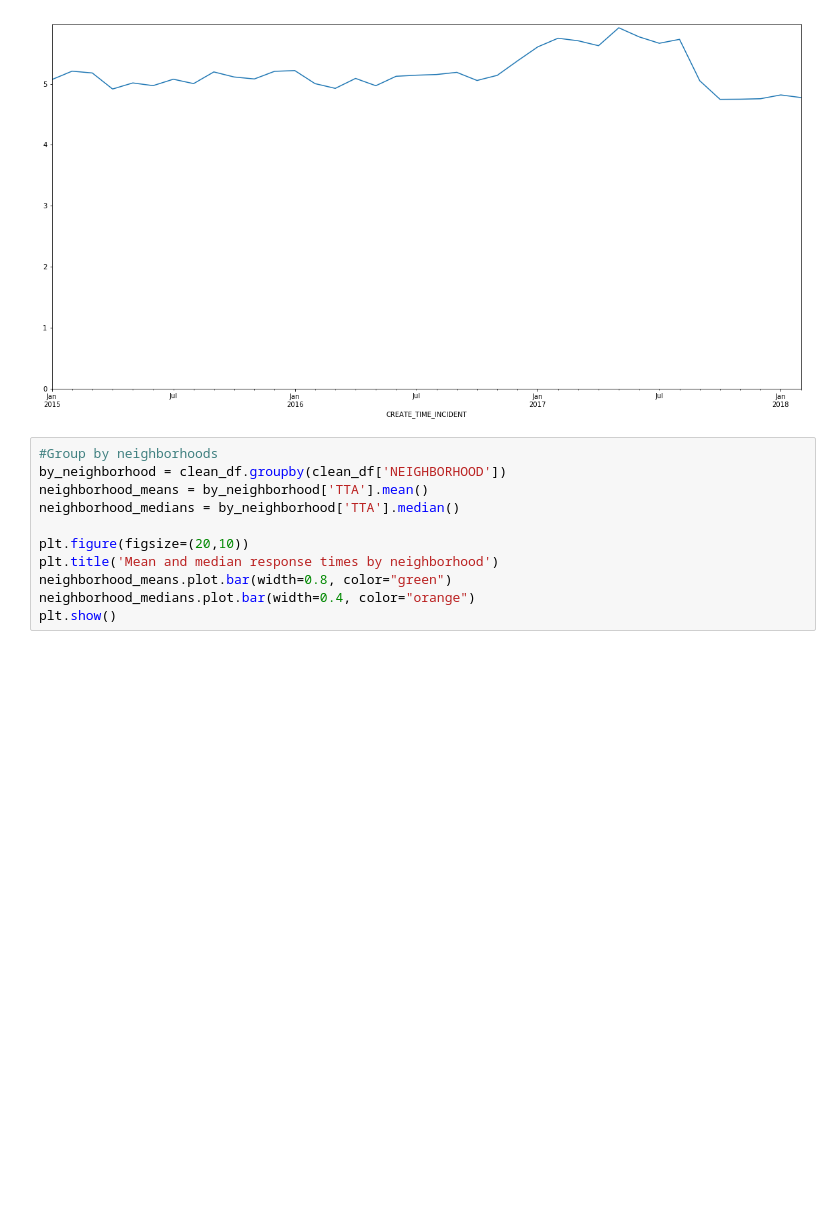
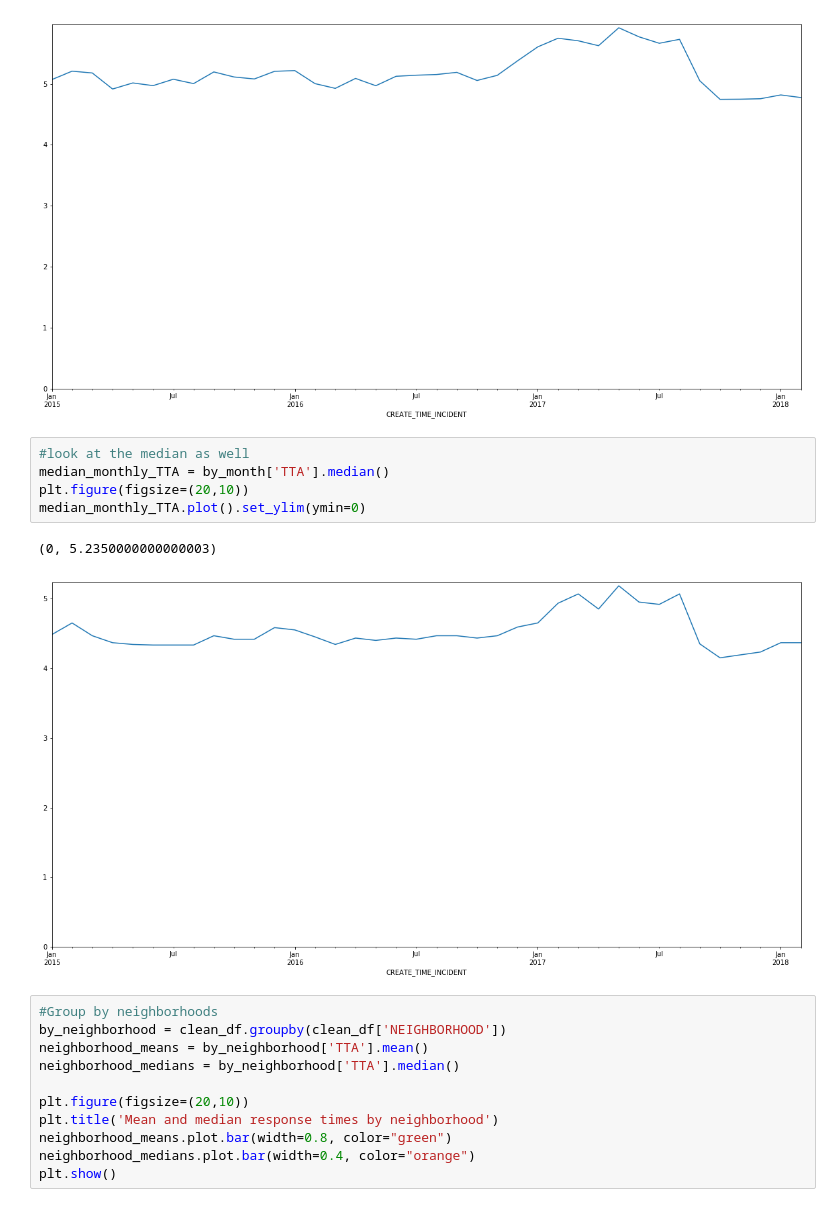
Before and after one commit to billmcmillin/python-data-day, a Jupyter notebook: sample/Visualization.ipynb, the cells around one changed output. Drawn from its saved outputs; the diff is of its cells as text; blank space fills up the shorter version.

```diff
--- a/sample/Visualization.ipynb
+++ b/sample/Visualization.ipynb
@@ -162,6 +165,14 @@ mean_monthly_TTA.plot().set_ylim(ymin=0)
 # %% [output]
 (0, 5.9768397364690946)
 [figure]
+# %%
+#look at the median as well
+median_monthly_TTA = by_month['TTA'].median()
+plt.figure(figsize=(20,10))
+median_monthly_TTA.plot().set_ylim(ymin=0)
+# %% [output]
+(0, 5.2350000000000003)
+[figure, added]
 # %%
 #Group by neighborhoods
 by_neighborhood = clean_df.groupby(clean_df['NEIGHBORHOOD'])
```
Also changed, not shown: parts of 16 cells of this notebook, 3 other files.
